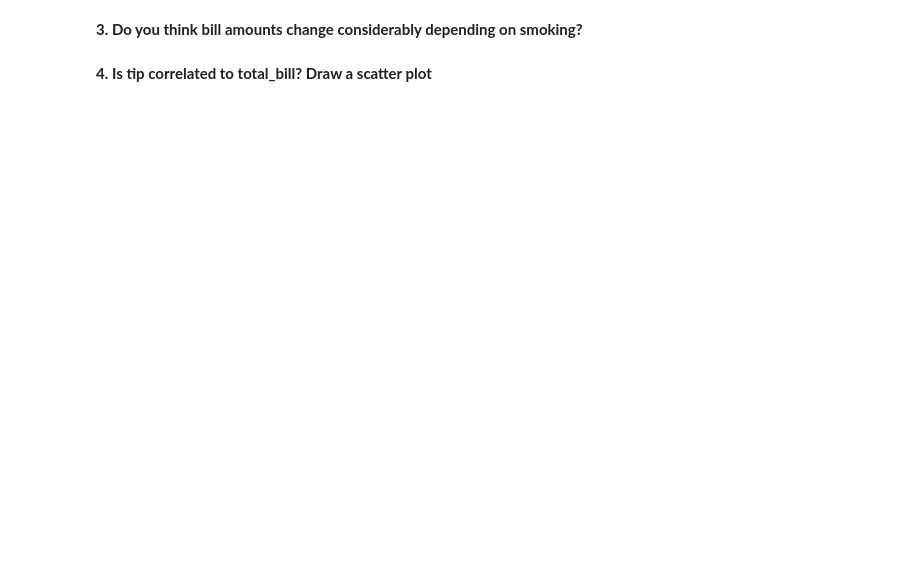
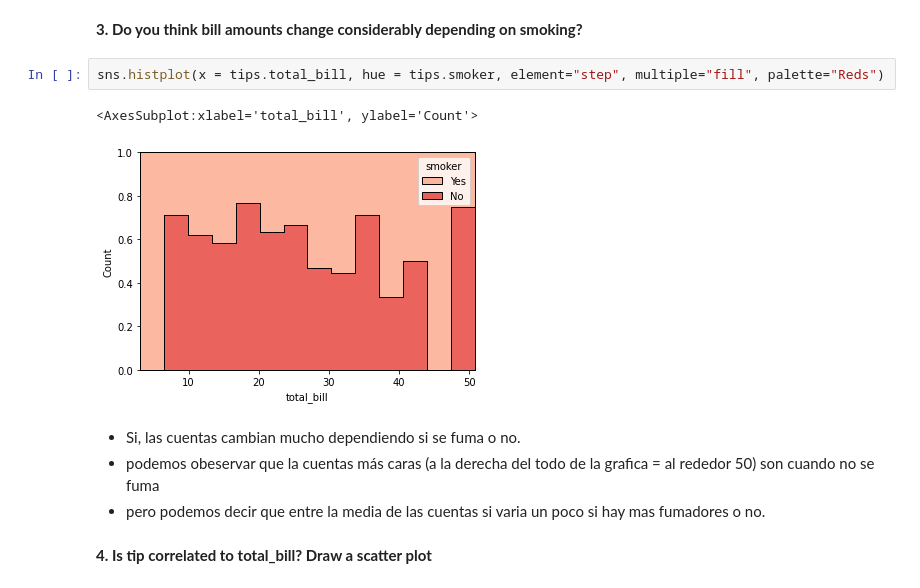
Before and after one commit to ironhack-datalabs/datamad1020-rev, a Jupyter notebook: module-1/lab-matplotlib-seaborn/your-code/challenge-1.ipynb, the cells around one changed output. Drawn from its saved outputs; the diff is of its cells as text; blank space fills up the shorter version.

```diff
--- a/module-1/lab-matplotlib-seaborn/your-code/challenge-1.ipynb
+++ b/module-1/lab-matplotlib-seaborn/your-code/challenge-1.ipynb
@@ -21,4 +52,13 @@ NameError: name 'hola' is not defined
 # %% [markdown]
 **3. Do you think bill amounts change considerably depending on smoking?**
+# %%
+sns.histplot(x = tips.total_bill, hue = tips.smoker, element="step", multiple="fill", palette="Reds")
+# %% [output]
+<AxesSubplot:xlabel='total_bill', ylabel='Count'>
+[figure, added]
+# %% [markdown]
+- Si, las cuentas cambian mucho dependiendo si se fuma o no.
+- podemos obeservar que la cuentas más caras (a la derecha del todo de la grafica = al rededor 50) son cuando no se fuma
+- pero podemos decir que entre la media de las cuentas si varia un poco si hay mas fumadores o no.
 # %% [markdown]
 **4. Is tip correlated to total_bill? Draw a scatter plot**
```
Also changed, not shown: parts of 10 cells of this notebook.
